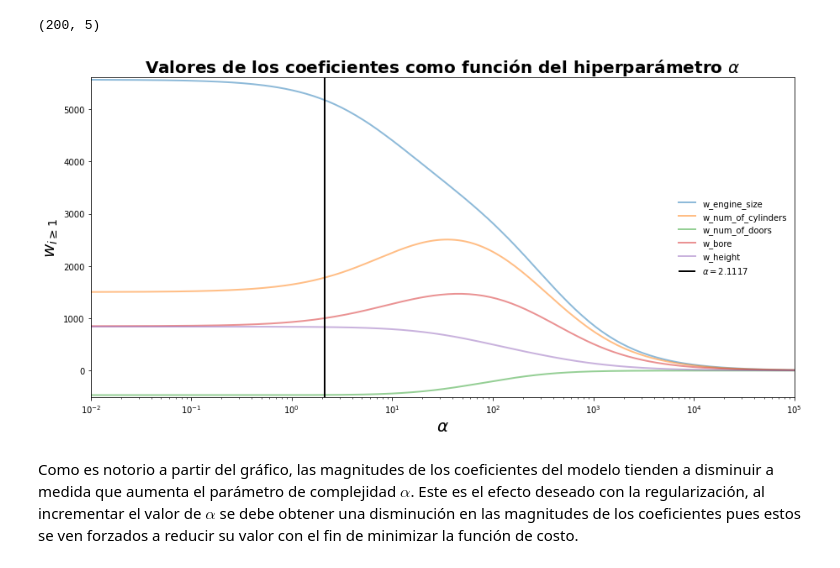
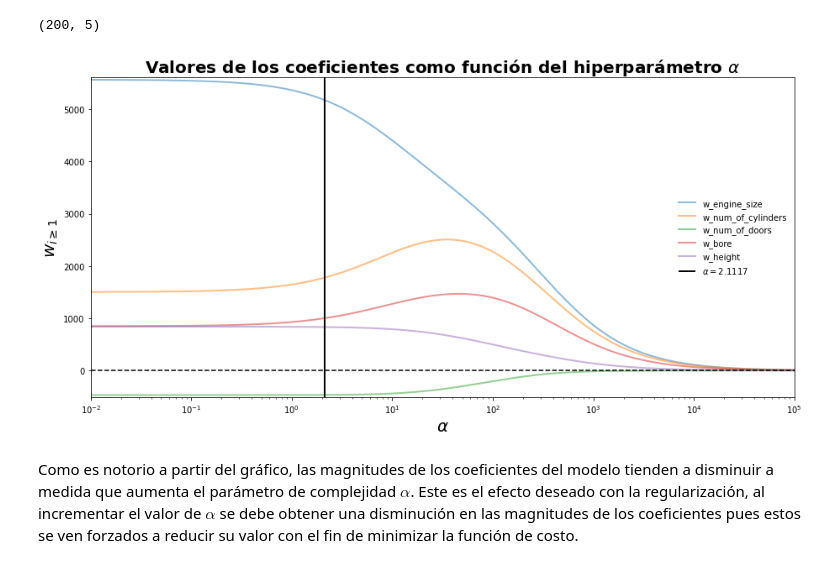
Before and after one commit to hplbrayan/Un-curso-de-Machine-Learning, a Jupyter notebook: 07_ML_Modelos_de_Regresion/N1_Linear_Models.ipynb, the cells around one changed output. Saved outputs shown, nothing was run; the diff lists cells and outputs as text; code cells hidden in the pictures.

```diff
--- a/07_ML_Modelos_de_Regresion/N1_Linear_Models.ipynb
+++ b/07_ML_Modelos_de_Regresion/N1_Linear_Models.ipynb
@@ -473,30 +473,32 @@ coefs.shape
 # %%
 # Plot
 fig, ax = plt.subplots(figsize=(15,7))
 
 i = 0
 for coef in coefs.T:
     ax.plot(alphas, coef, label=f"w_{sel_features[i]}", linewidth=2, alpha=0.5)
     i += 1
 
 ax.set_xlim(min(alphas), max(alphas))
 ax.set_ylim(min(coefs.flatten())-40, max(coefs.flatten())+40)
 ax.vlines(x=model_ridge_std.get_params()["Regularización__alpha"],
           ymin=ax.get_ylim()[0], ymax=ax.get_ylim()[1],
           color="k", linewidth=2, alpha=1,
           label=r"$\alpha=%.4f$"%model_ridge_std.get_params()["Regularización__alpha"])
 
+ax.hlines(y=0, xmin=min(alphas), xmax=max(alphas), color="k", alpha=1, linewidth=1.5, linestyle="--")
+
 font = {'family' : 'DejaVu Sans',
         'weight' : 'bold',
         'size'   : 20}
 ax.set_xlabel(r"$\alpha$", **font)
 ax.set_ylabel(r"$w_{i\geq 1}$", **font)
 ax.set_xscale("log")
 ax.set_title(r"Valores de los coeficientes como función del hiperparámetro $\alpha$", **font)
 plt.legend(frameon=False, ncol=1, loc="center right")
 plt.show()
 # %% [output]
-[figure, old version]
+[figure, new version]
 # %% [markdown]
 Como es notorio a partir del gráfico, las magnitudes de los coeficientes del modelo tienden a disminuir a medida que aumenta el parámetro de complejidad $\alpha$. Este es el efecto deseado con la regularización, al incrementar el valor de $\alpha$ se debe obtener una disminución en las magnitudes de los coeficientes pues estos se ven forzados a reducir su valor con el fin de minimizar la función de costo.
 # %% [markdown]
```
Also changed, not shown: parts of 8 cells of this notebook.
